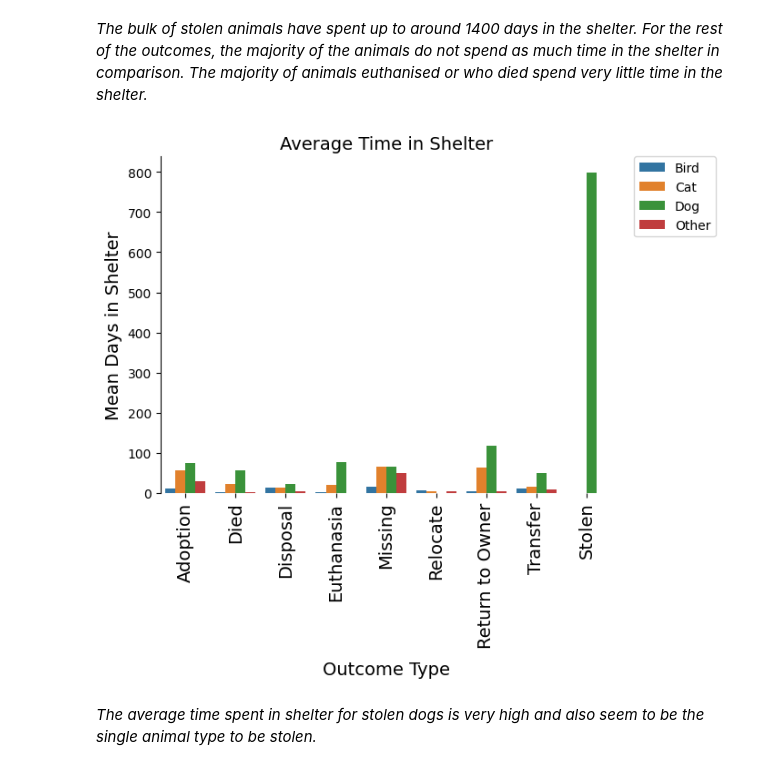
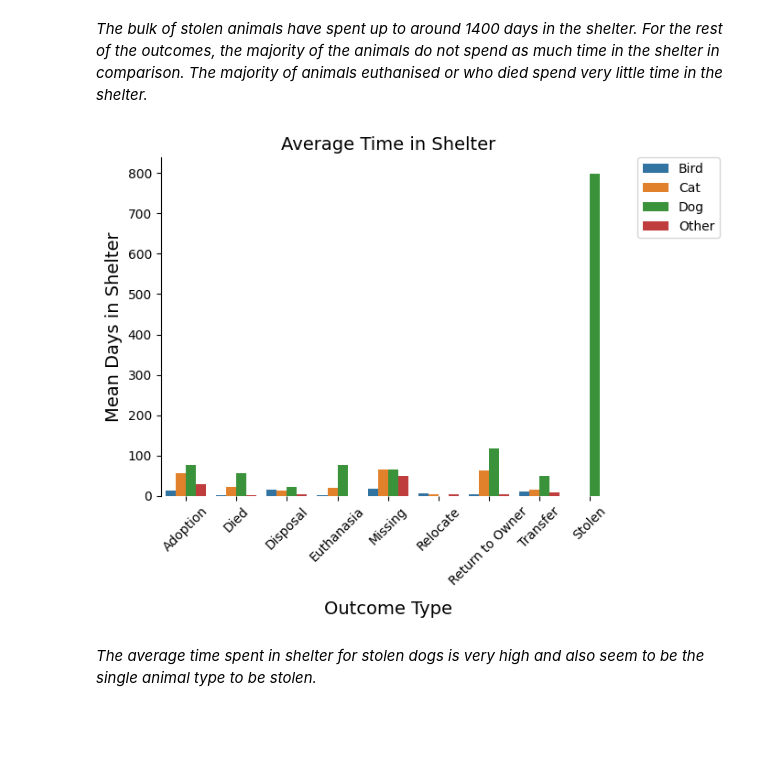
Before and after one commit to a-messmer/AAC_prelim_data_analysis_project, a Jupyter notebook: Project-api.ipynb, the cells around one changed output. Cells and saved outputs as stored; diff of their text form; code cells hidden in the pictures; blank space fills up the shorter version.

Commit message:
Rotated all string x-axis on plots to 45 degrees to improve readability

```diff
--- a/Project-api.ipynb
+++ b/Project-api.ipynb
@@ -1630,26 +1632,27 @@ plt.show()
 # %%
 # plotting bar chart showing mean days per outcome:
 
 animal_shelter_time = shelter_df.groupby(['Animal',
                                       'Outcome Type'])['Time In Shelter'].mean().reset_index()
 
 bar = sns.barplot(x='Outcome Type', y='Time In Shelter',
                   hue='Animal', data=animal_shelter_time)
 
 bar.set_title('Average Time in Shelter', fontsize=14)
 bar.set_ylabel('Mean Days in Shelter', fontsize=14)
 bar.set_xlabel('Outcome Type', fontsize=14)
 bar.set_xticklabels(bar.get_xticklabels(), fontsize=14, rotation=90)
+plt.xticks(size = 10, rotation = 45)
 plt.yticks(size = 10)
 
 bar.xaxis.labelpad = 10
 sns.despine(bottom=True)
 plt.legend(bbox_to_anchor=(1.05, 1), loc=2, prop={'size':10}, borderaxespad=0.)
 
 # plt.tight_layout()
 sns.despine(bottom=True)
 # %% [output]
-[figure, old version]
+[figure, new version]
 # %% [markdown]
 *The average time spent in shelter for stolen dogs is very high and also seem to be the single animal type to be stolen.*
 # %%
```
Also changed, not shown: parts of 3 cells of this notebook.
